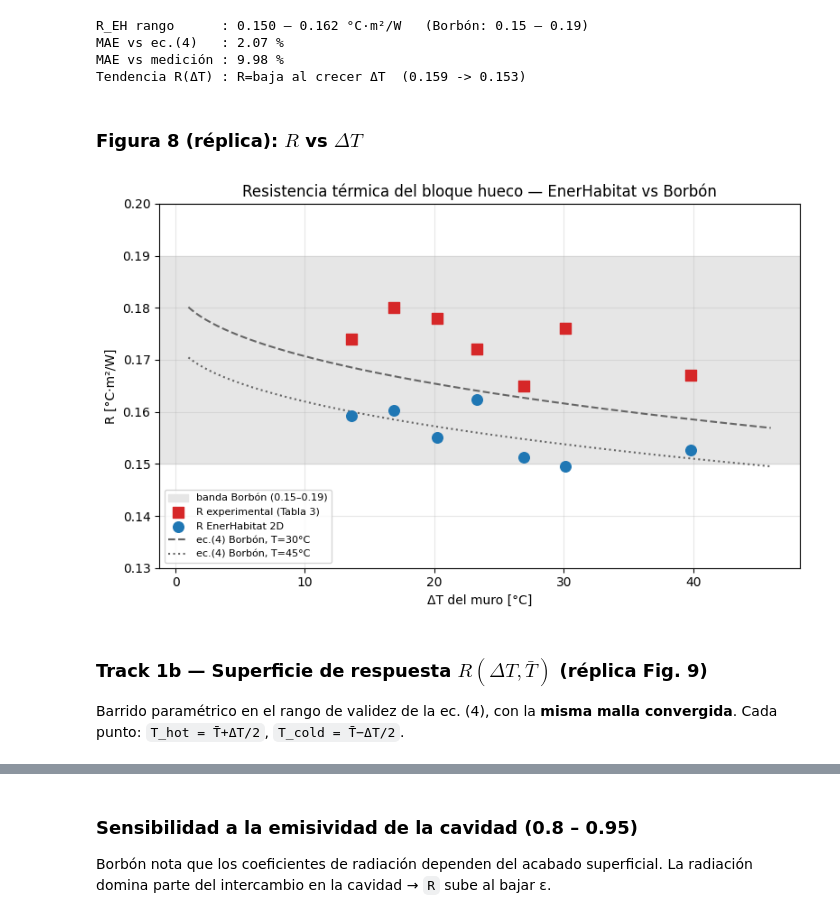
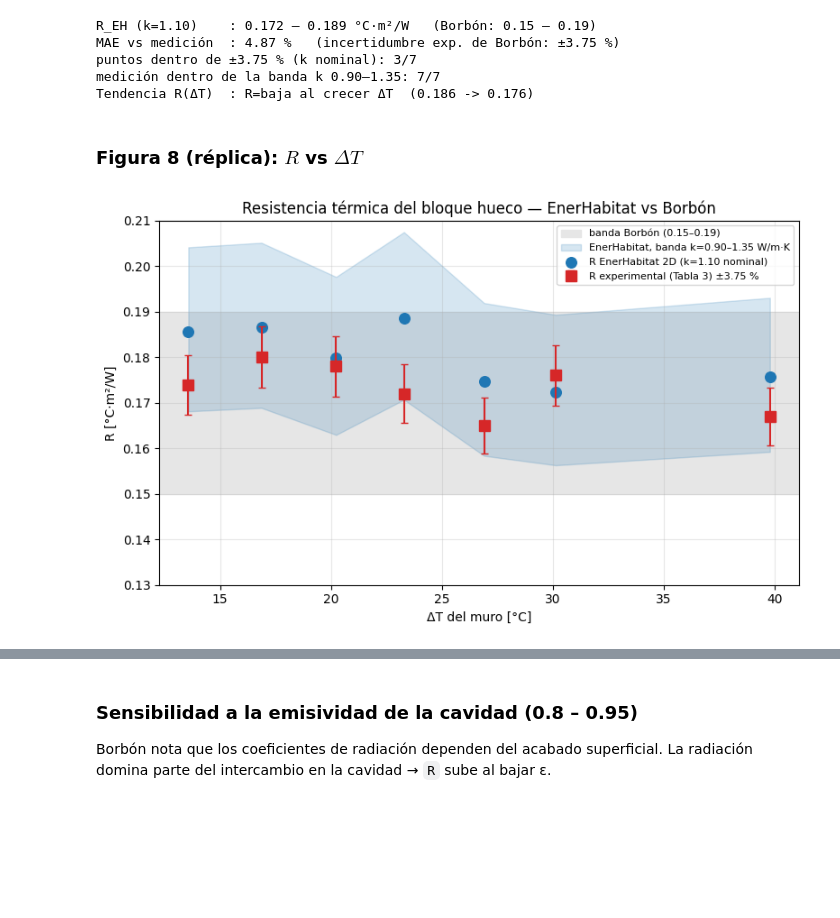
Before and after one commit to Ener-Habitat/eh_validation, a Jupyter notebook: notebooks/003_2D_R_estacionario_Borbon.ipynb, the cells around one changed output, grey strips where cells are left out. Cells and saved outputs as stored; diff of their text form; code cells hidden in the pictures; blank space fills up the shorter version.

```diff
--- a/notebooks/003_2D_R_estacionario_Borbon.ipynb
+++ b/notebooks/003_2D_R_estacionario_Borbon.ipynb
@@ -82,13 +96,10 @@ def flat_epw(path, T):
     with open(path, "w") as g:
         g.writelines(L)
 
-def borbon_R(dT, Tp):
-    """Ec. (4) de Borbón."""
-    return 1.0 / (4.78 + 0.142 * np.sqrt(abs(dT)) + 0.021 * Tp)
-
-def R_EH(T_hot, T_cold, emis=EMIS, mesh=None, ho=HUGE, hi=HUGE):
+def R_EH(T_hot, T_cold, mat=None, emis=EMIS, mesh=None, ho=HUGE, hi=HUGE):
     """R estacionario superficie-a-superficie del bloque con cavidad de aire.
     Exterior caliente (EPW plano) = T_hot; interior frío (setpoint AC) = T_cold.
+    `mat` elige la k del concreto (None -> MAT nominal; MAT_LO/MAT_HI extremos).
     Si mesh=None usa la malla actual de config2d (la convergida); si se pasa
     mesh=(nx,ny) la fija para esta llamada."""
     if mesh is not None:
@@ -96,7 +107,7 @@ def R_EH(T_hot, T_cold, emis=EMIS, mesh=None, ho=HUGE, hi=HUGE):
     eh.config2d.max_days = 60
     eh.config.ho, eh.config.hi = ho, hi
     flat_epw(FLAT_EPW, T_hot)
-    blk = eh.HollowBlock("Concreto", fill_type=eh.Fill.AIR,
+    blk = eh.HollowBlock(mat or MAT, fill_type=eh.Fill.AIR,
                          emissivity=emis, geometry=GEOMETRY)
     s = eh.System2D(eh.Location(FLAT_EPW))
     s.tilt, s.azimuth, s.absortance = 90, 90, 0.0
@@ -188,5 +215,6 @@ caliente `TEI`, cara fría `TED`) y se compara `R_EH` contra la `R` medida
 # %%
 # Borbón Tabla 2 (T de superficie) + Tabla 3 (R medida, A=2.4 m²)
+U_EXP = 0.0375                               # incertidumbre experimental de Borbón ±3.75 %
 BORBON = pd.DataFrame([
     # run, TEI(cal), TED(frío), q_W,   dTmuro, Tprom,  R_meas
     (1, 42.34, 28.76, 187.28, 13.58, 35.55, 0.174),
@@ -202,14 +230,17 @@ print(f"malla en uso: {eh.config2d.nx}x{eh.config2d.ny}")
 rows = []
 t0 = time.time()
 for _, b in BORBON.iterrows():
-    d = R_EH(b.TEI, b.TED)                    # sin mesh -> malla convergida
-    rows.append((int(b.run), d["dT"], d["Tprom"], d["q"], d["R"],
-                 b.R_meas, borbon_R(d["dT"], d["Tprom"])))
-res = pd.DataFrame(rows, columns=["run", "dT", "Tprom", "q", "R_EH",
-                                  "R_meas", "R_eq4"])
-res["err_eq4_%"]  = 100 * (res.R_EH - res.R_eq4)  / res.R_eq4
+    n  = R_EH(b.TEI, b.TED)                   # k = 1.10 nominal
+    lo = R_EH(b.TEI, b.TED, mat=MAT_HI)       # k = 1.35 -> R más baja
+    hi = R_EH(b.TEI, b.TED, mat=MAT_LO)       # k = 0.90 -> R más alta
+    rows.append((int(b.run), n["dT"], n["Tprom"], n["q"], b.q_W / 2.4,
+                 lo["R"], n["R"], hi["R"], b.R_meas))
+res = pd.DataFrame(rows, columns=["run", "dT", "Tprom", "q", "q_meas",
+                                  "R_k135", "R_EH", "R_k090", "R_meas"])
 res["err_meas_%"] = 100 * (res.R_EH - res.R_meas) / res.R_meas
+res["dentro_exp"] = res["err_meas_%"].abs() <= 100 * U_EXP
+res["en_banda_k"] = (res.R_meas >= res.R_k135) & (res.R_meas <= res.R_k090)
 print(f"({time.time()-t0:.0f}s)")
-res.round({"dT":2,"Tprom":2,"q":1,"R_EH":4,"R_meas":3,"R_eq4":4,
-           "err_eq4_%":1,"err_meas_%":1})
+res.round({"dT":2,"Tprom":2,"q":1,"q_meas":1,"R_k135":4,"R_EH":4,"R_k090":4,
+           "R_meas":3,"err_meas_%":1})
 # %% [output]
@@ -226,36 +257,34 @@ malla en uso: 212x120
 # %%
-print(f"R_EH rango      : {res.R_EH.min():.3f} – {res.R_EH.max():.3f} °C·m²/W"
+print(f"R_EH (k=1.10)    : {res.R_EH.min():.3f} – {res.R_EH.max():.3f} °C·m²/W"
       f"   (Borbón: 0.15 – 0.19)")
-print(f"MAE vs ec.(4)   : {res['err_eq4_%'].abs().mean():.2f} %")
-print(f"MAE vs medición : {res['err_meas_%'].abs().mean():.2f} %")
-print(f"Tendencia R(ΔT) : R={'baja' if res.R_EH.iloc[-1]<res.R_EH.iloc[0] else 'sube'}"
+print(f"MAE vs medición  : {res['err_meas_%'].abs().mean():.2f} %"
+      f"   (incertidumbre exp. de Borbón: ±{100*U_EXP:.2f} %)")
+print(f"puntos dentro de ±{100*U_EXP:.2f} % (k nominal): {int(res.dentro_exp.sum())}/{len(res)}")
+print(f"medición dentro de la banda k 0.90–1.35: {int(res.en_banda_k.sum())}/{len(res)}")
+print(f"Tendencia R(ΔT)  : R={'baja' if res.R_EH.iloc[-1]<res.R_EH.iloc[0] else 'sube'}"
       f" al crecer ΔT  ({res.R_EH.iloc[0]:.3f} -> {res.R_EH.iloc[-1]:.3f})")
 # %% [output]
-R_EH rango      : 0.150 – 0.162 °C·m²/W   (Borbón: 0.15 – 0.19)
-MAE vs ec.(4)   : 2.07 %
-MAE vs medición : 9.98 %
-Tendencia R(ΔT) : R=baja al crecer ΔT  (0.159 -> 0.153)
+R_EH (k=1.10)    : 0.172 – 0.189 °C·m²/W   (Borbón: 0.15 – 0.19)
+MAE vs medición  : 4.87 %   (incertidumbre exp. de Borbón: ±3.75 %)
+puntos dentro de ±3.75 % (k nominal): 3/7
+medición dentro de la banda k 0.90–1.35: 7/7
+Tendencia R(ΔT)  : R=baja al crecer ΔT  (0.186 -> 0.176)
 # %% [markdown]
 ### Figura 8 (réplica): $R$ vs $\Delta T$
 # %%
 fig, ax = plt.subplots(figsize=(8, 5))
 ax.axhspan(0.15, 0.19, color="0.9", label="banda Borbón (0.15–0.19)")
-ax.scatter(res.dT, res.R_meas, marker="s", s=70, color="C3",
-           label="R experimental (Tabla 3)", zorder=3)
+o = res.sort_values("dT")
+ax.fill_between(o.dT, o.R_k135, o.R_k090, color="C0", alpha=0.18,
+                label="EnerHabitat, banda k=0.90–1.35 W/m·K")
 ax.scatter(res.dT, res.R_EH, marker="o", s=70, color="C0",
-           label="R EnerHabitat 2D", zorder=3)
-dd = np.linspace(1, 46, 200)
-for Tp, ls in [(30, "--"), (45, ":")]:
-    ax.plot(dd, [borbon_R(x, Tp) for x in dd], ls, color="0.4",
-            label=f"ec.(4) Borbón, T̄={Tp}°C")
+           label="R EnerHabitat 2D (k=1.10 nominal)", zorder=3)
+ax.errorbar(res.dT, res.R_meas, yerr=U_EXP * res.R_meas, fmt="s", ms=8,
+            color="C3", capsize=3, ls="none",
+            label="R experimental (Tabla 3) ±3.75 %", zorder=3)
 ax.set_xlabel("ΔT del muro [°C]"); ax.set_ylabel("R [°C·m²/W]")
 ax.set_title("Resistencia térmica del bloque hueco — EnerHabitat vs Borbón")
-ax.set_ylim(0.13, 0.20); ax.legend(fontsize=8); ax.grid(alpha=0.3)
+ax.set_ylim(0.13, 0.21); ax.legend(fontsize=8); ax.grid(alpha=0.3)
 fig.tight_layout()
 # %% [output]
-[figure, old version]
+[figure, new version]
-# %% [markdown]
-### Track 1b — Superficie de respuesta $R(\Delta T, \bar T)$  (réplica Fig. 9)
-
-Barrido paramétrico en el rango de validez de la ec. (4), con la **misma malla
-convergida**. Cada punto: `T_hot = T̄+ΔT/2`, `T_cold = T̄−ΔT/2`.
```
Also changed, not shown: parts of 12 cells of this notebook, 7 other files.
